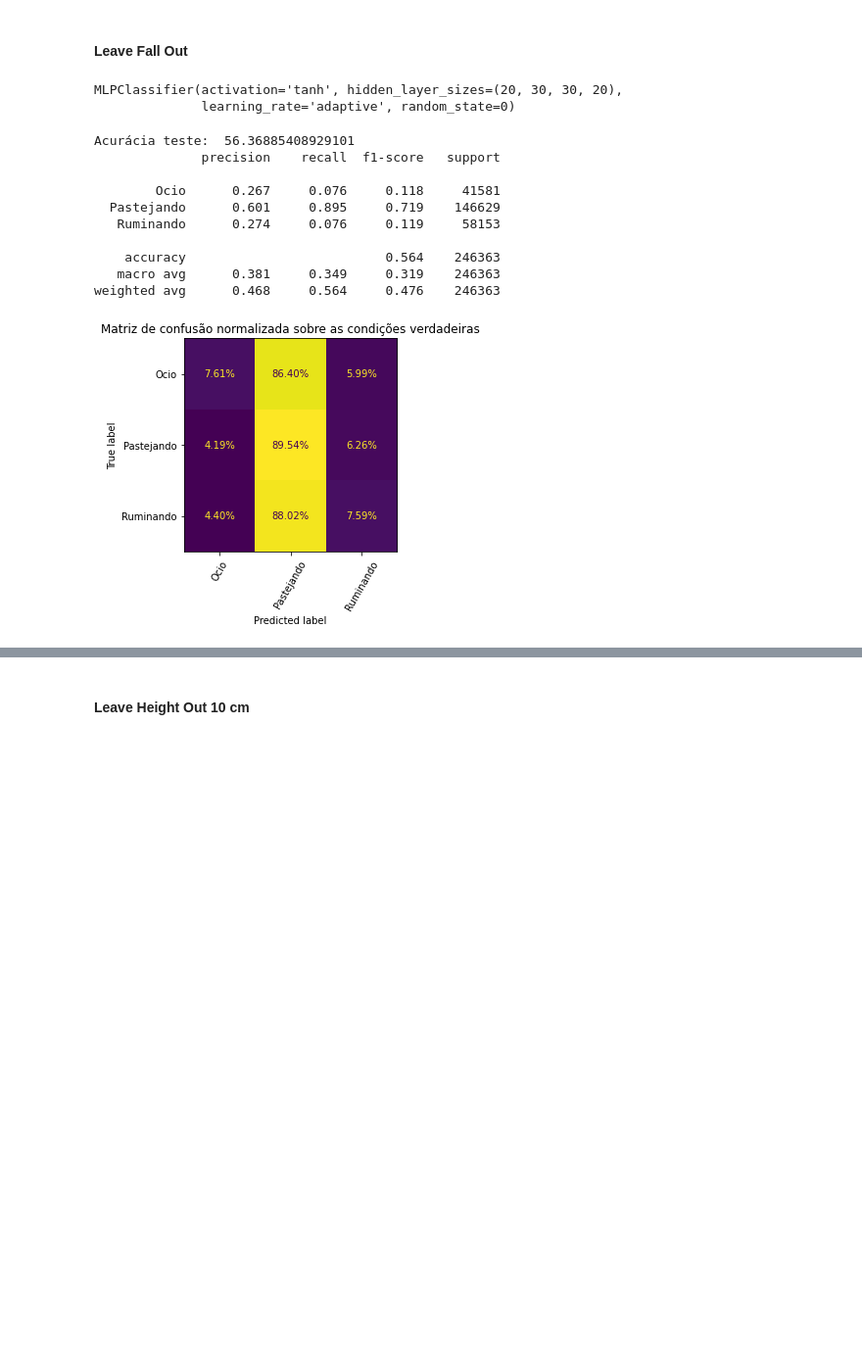
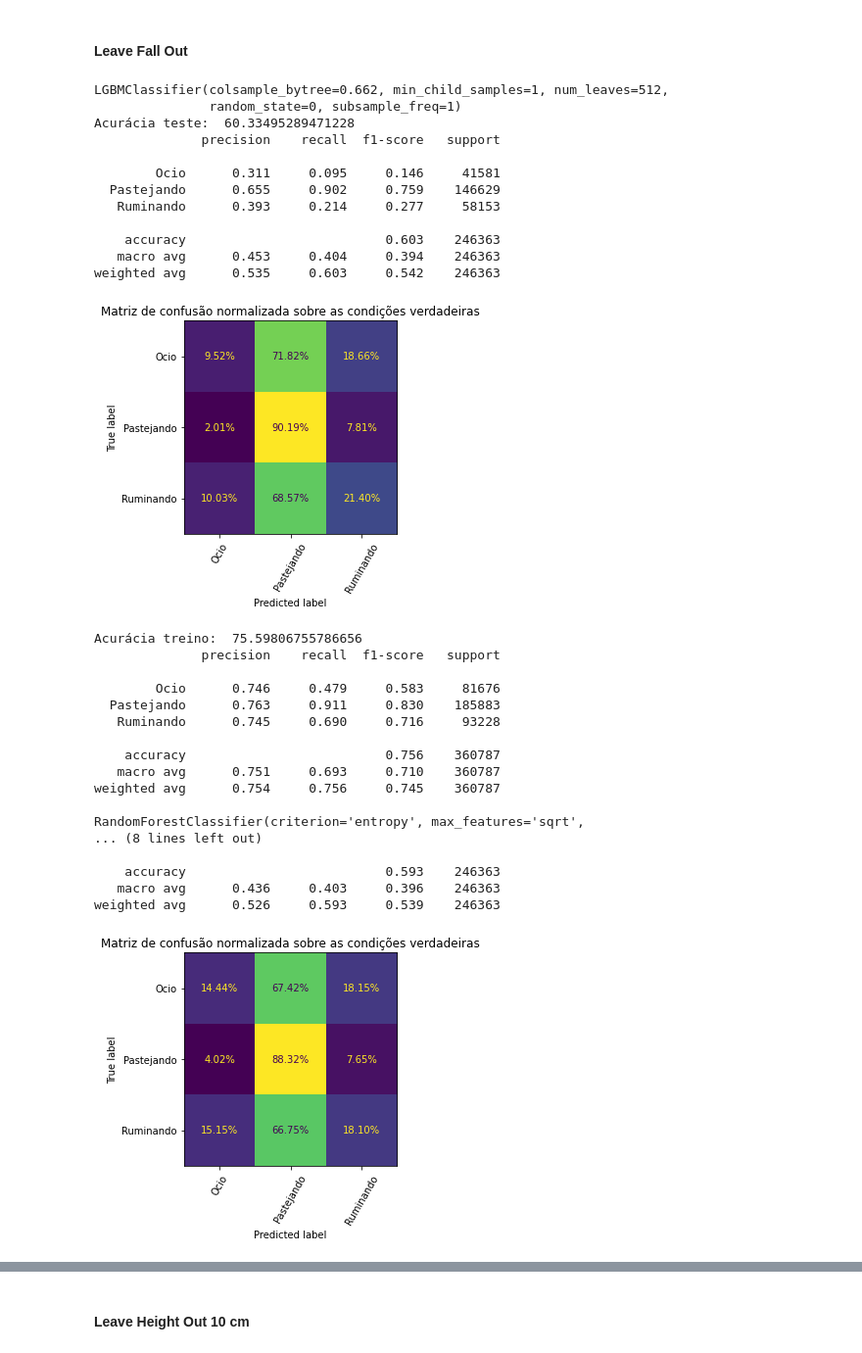
Before and after one commit to egmaziero/ZooWithAI, a Jupyter notebook: Lazaro - Leave One Group Out_PRO.ipynb, the cells around one changed output, grey strips where cells are left out. Shown: that part at 98% size. Cells and saved outputs as stored; diff of their text form; code cells hidden in the pictures; blank space fills up the shorter version.

```diff
--- a/Lazaro - Leave One Group Out_PRO.ipynb
+++ b/Lazaro - Leave One Group Out_PRO.ipynb
@@ -170,19 +232,38 @@ X_train = df_train[['X', 'Y' ,'Z', 'Season_fall', 'Season_spring', 'Season_summe
 y_train = df_train.Comportamento
 X_test = df_test[['X', 'Y' ,'Z', 'Season_fall', 'Season_spring', 'Season_summer', 'magn', 'sma', 'ent', 'pit', 'rol', 'icl']]
 y_test = df_test.Comportamento
+X_train, X_test = reescalar_dados(X_train, X_test)
 # %%
-treinar_e_roportar(models, X_train, y_train, X_test, y_test)
+treinar_e_reportar(models, X_train, y_train, X_test, y_test)
 # %% [output]
-MLPClassifier(activation='tanh', hidden_layer_sizes=(20, 30, 30, 20),
-              learning_rate='adaptive', random_state=0)
+LGBMClassifier(colsample_bytree=0.662, min_child_samples=1, num_leaves=512,
+               random_state=0, subsample_freq=1)
+Acurácia teste:  60.33495289471228
+              precision    recall  f1-score   support
+
+        Ocio      0.311     0.095     0.146     41581
+  Pastejando      0.655     0.902     0.759    146629
+   Ruminando      0.393     0.214     0.277     58153
+
+    accuracy                          0.603    246363
+   macro avg      0.453     0.404     0.394    246363
+weighted avg      0.535     0.603     0.542    246363
+[figure, new version]
-Acurácia teste:  56.36885408929101
+Acurácia treino:  75.59806755786656
               precision    recall  f1-score   support
 
-        Ocio      0.267     0.076     0.118     41581
-  Pastejando      0.601     0.895     0.719    146629
-   Ruminando      0.274     0.076     0.119     58153
+        Ocio      0.746     0.479     0.583     81676
+  Pastejando      0.763     0.911     0.830    185883
+   Ruminando      0.745     0.690     0.716     93228
 
-    accuracy                          0.564    246363
-   macro avg      0.381     0.349     0.319    246363
-weighted avg      0.468     0.564     0.476    246363
+    accuracy                          0.756    360787
+   macro avg      0.751     0.693     0.710    360787
+weighted avg      0.754     0.756     0.745    360787
+
+RandomForestClassifier(criterion='entropy', max_features='sqrt',
+... (8 lines left out)
+
+    accuracy                          0.593    246363
+   macro avg      0.436     0.403     0.396    246363
+weighted avg      0.526     0.593     0.539    246363
-[figure, old version]
+[figure, added]
```
Also changed, not shown: parts of 23 cells of this notebook, 2 other files.
